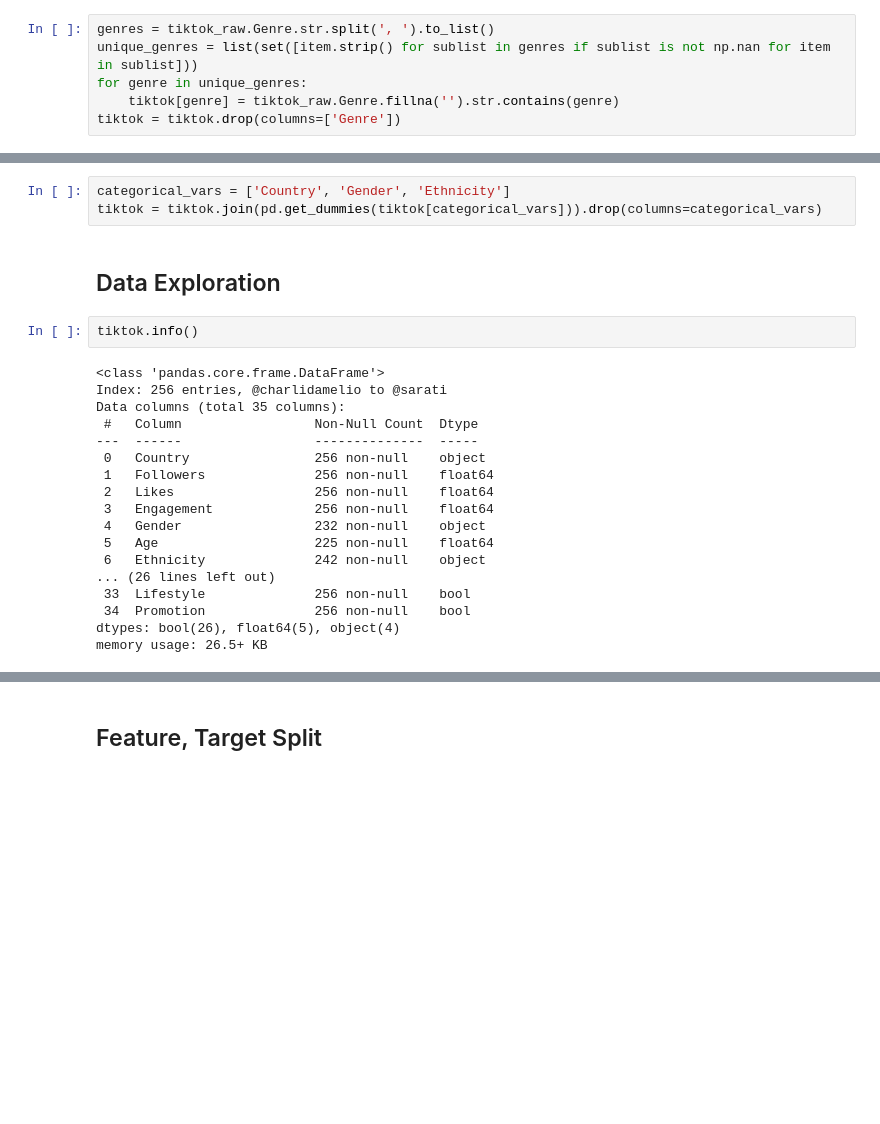
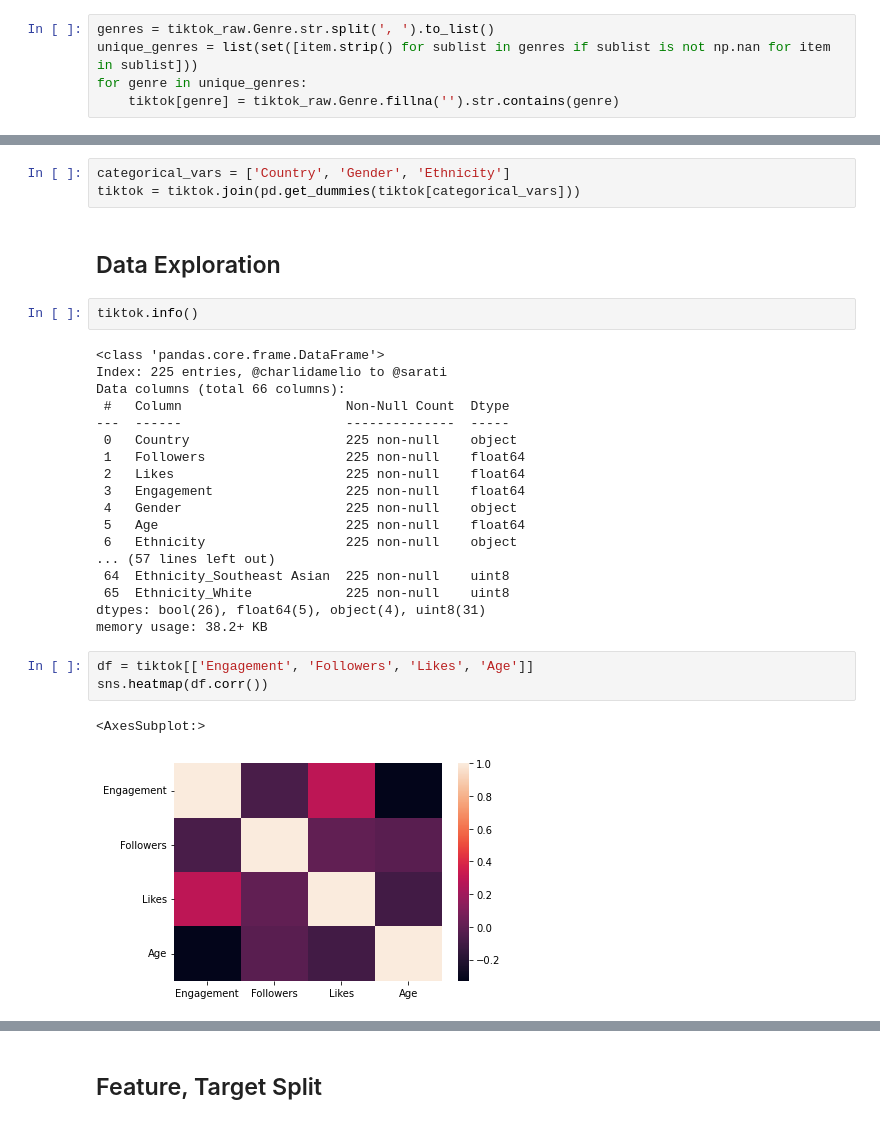
Before and after one commit to tscotn/tiktok, a Jupyter notebook: tiktok.ipynb, the cells around one changed output, grey strips where cells are left out. Cells and saved outputs as stored; diff of their text form; blank space fills up the shorter version.

```diff
--- a/tiktok.ipynb
+++ b/tiktok.ipynb
@@ -28,7 +30,6 @@ genres = tiktok_raw.Genre.str.split(', ').to_list()
 unique_genres = list(set([item.strip() for sublist in genres if sublist is not np.nan for item in sublist]))
 for genre in unique_genres:
     tiktok[genre] = tiktok_raw.Genre.fillna('').str.contains(genre)
-tiktok = tiktok.drop(columns=['Genre'])
 # %%
 match = '\d*[.]?\d*'
 
@@ -40,26 +41,32 @@ tiktok['Famous'] = tiktok['Famous'].fillna(0)
 tiktok = tiktok.dropna()
 # %%
 categorical_vars = ['Country', 'Gender', 'Ethnicity']
-tiktok = tiktok.join(pd.get_dummies(tiktok[categorical_vars])).drop(columns=categorical_vars)
+tiktok = tiktok.join(pd.get_dummies(tiktok[categorical_vars]))
 # %% [markdown]
 ## Data Exploration
 # %%
 tiktok.info()
 # %% [output]
 <class 'pandas.core.frame.DataFrame'>
-Index: 256 entries, @charlidamelio to @sarati
-Data columns (total 35 columns):
- #   Column                 Non-Null Count  Dtype
----  ------                 --------------  -----
- 0   Country                256 non-null    object
- 1   Followers              256 non-null    float64
- 2   Likes                  256 non-null    float64
- 3   Engagement             256 non-null    float64
- 4   Gender                 232 non-null    object
- 5   Age                    225 non-null    float64
- 6   Ethnicity              242 non-null    object
-... (26 lines left out)
- 33  Lifestyle              256 non-null    bool
- 34  Promotion              256 non-null    bool
-dtypes: bool(26), float64(5), object(4)
-memory usage: 26.5+ KB
+Index: 225 entries, @charlidamelio to @sarati
+Data columns (total 66 columns):
+ #   Column                     Non-Null Count  Dtype
+---  ------                     --------------  -----
+ 0   Country                    225 non-null    object
+ 1   Followers                  225 non-null    float64
+ 2   Likes                      225 non-null    float64
+ 3   Engagement                 225 non-null    float64
+ 4   Gender                     225 non-null    object
+ 5   Age                        225 non-null    float64
+ 6   Ethnicity                  225 non-null    object
+... (57 lines left out)
+ 64  Ethnicity_Southeast Asian  225 non-null    uint8
+ 65  Ethnicity_White            225 non-null    uint8
+dtypes: bool(26), float64(5), object(4), uint8(31)
+memory usage: 38.2+ KB
+# %%
+df = tiktok[['Engagement', 'Followers', 'Likes', 'Age']]
+sns.heatmap(df.corr())
+# %% [output]
+<AxesSubplot:>
+[figure, added]
```
Also changed, not shown: parts of 10 cells of this notebook.
